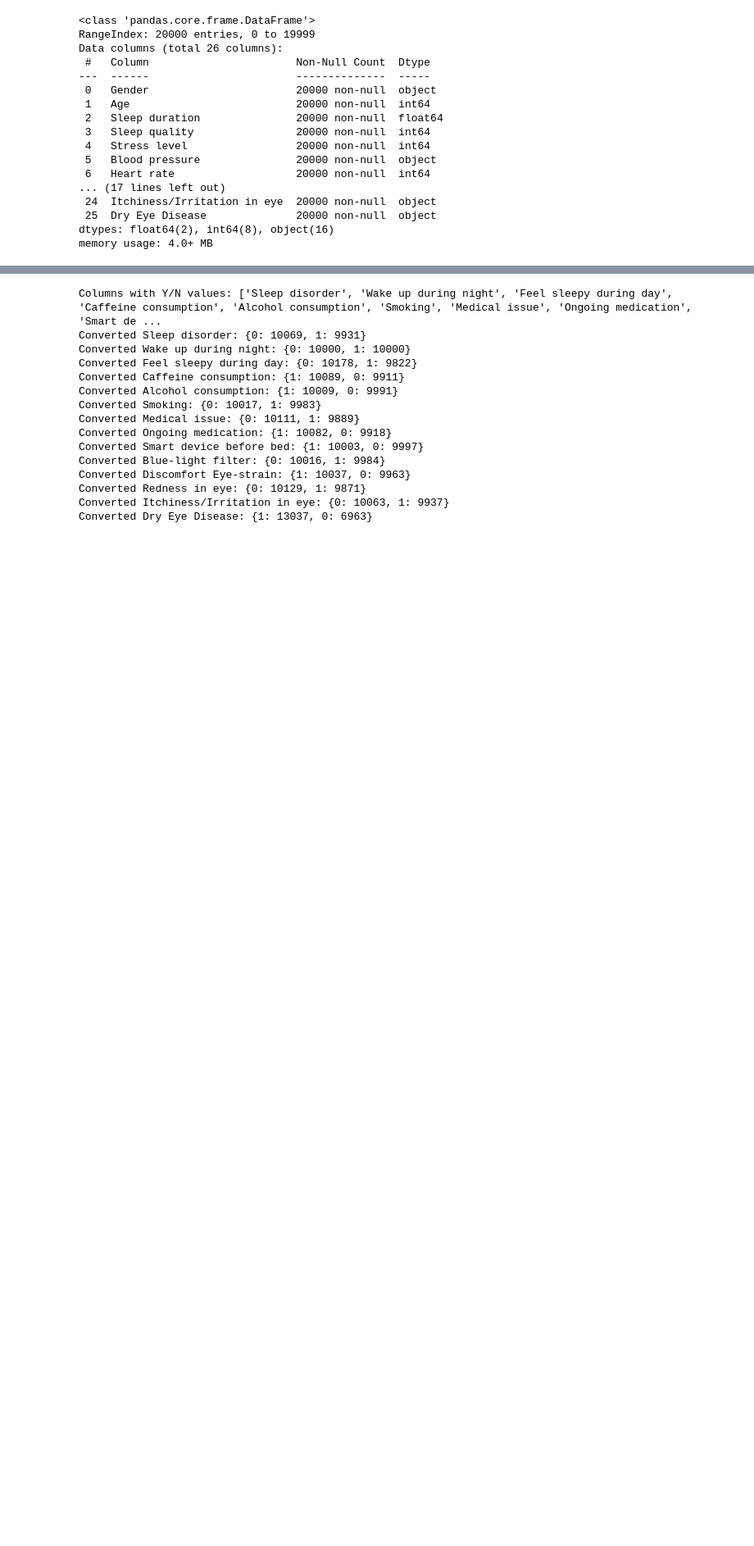
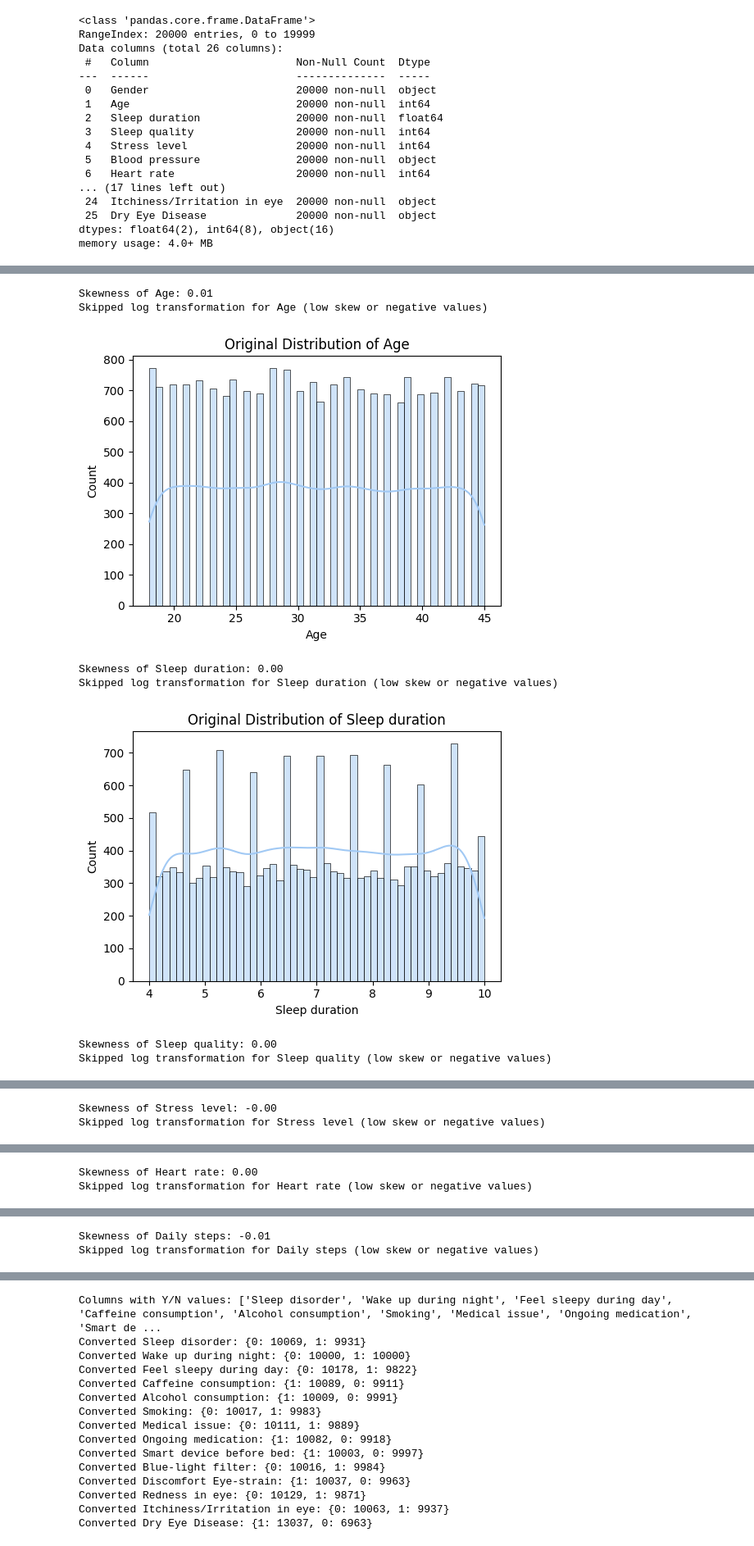
Before and after one commit to adialyssa/Dry-Eye-Disease-Pre-Processing, a Jupyter notebook: dry_eye_dataset(Pre-Processing).ipynb, the cells around one changed output, grey strips where cells are left out. Shown at 82% size. Cells and saved outputs as stored; diff of their text form; code cells hidden in the pictures; blank space fills up the shorter version.

```diff
--- a/dry_eye_dataset(Pre-Processing).ipynb
+++ b/dry_eye_dataset(Pre-Processing).ipynb
@@ -69,0 +218,35 @@ df_PP.head(4)
+# %%
+# Check if transformations are necessary
+for col in numerical_col:
+    data = df[col].dropna()  # Drop NaNs for plotting
+    skewness = data.skew()
+
+    print(f"Skewness of {col}: {skewness:.2f}")
+
+    # Original plot
+    plt.figure(figsize=(10, 4))
+    plt.subplot(1, 2, 1)
+    sns.histplot(data, bins=50, kde=True)
+    plt.title(f"Original Distribution of {col}")
+
+    # Apply log1p only if highly skewed and values are non-negative
+    if skewness > 1 and (data >= 0).all():
+        transformed_data = np.log1p(data)
+        plt.subplot(1, 2, 2)
+        sns.histplot(transformed_data, bins=50, kde=True)
+        plt.title(f"Log-Transformed Distribution of {col}")
+        print(f"Applied log transformation to {col}")
+    else:
+        print(f"Skipped log transformation for {col} (low skew or negative values)")
+
+    plt.tight_layout()
+    plt.show()
+# %% [output]
+Skewness of Age: 0.01
+Skipped log transformation for Age (low skew or negative values)
+[figure, added]
+Skewness of Sleep duration: 0.00
+Skipped log transformation for Sleep duration (low skew or negative values)
+[figure, added]
+Skewness of Sleep quality: 0.00
+Skipped log transformation for Sleep quality (low skew or negative values)
@@ -69,0 +254,2 @@ df_PP.head(4)
+Skewness of Stress level: -0.00
+Skipped log transformation for Stress level (low skew or negative values)
@@ -69,0 +257,2 @@ df_PP.head(4)
+Skewness of Heart rate: 0.00
+Skipped log transformation for Heart rate (low skew or negative values)
@@ -69,0 +260,2 @@ df_PP.head(4)
+Skewness of Daily steps: -0.01
+Skipped log transformation for Daily steps (low skew or negative values)
```
Also changed, not shown: parts of 30 cells of this notebook.
